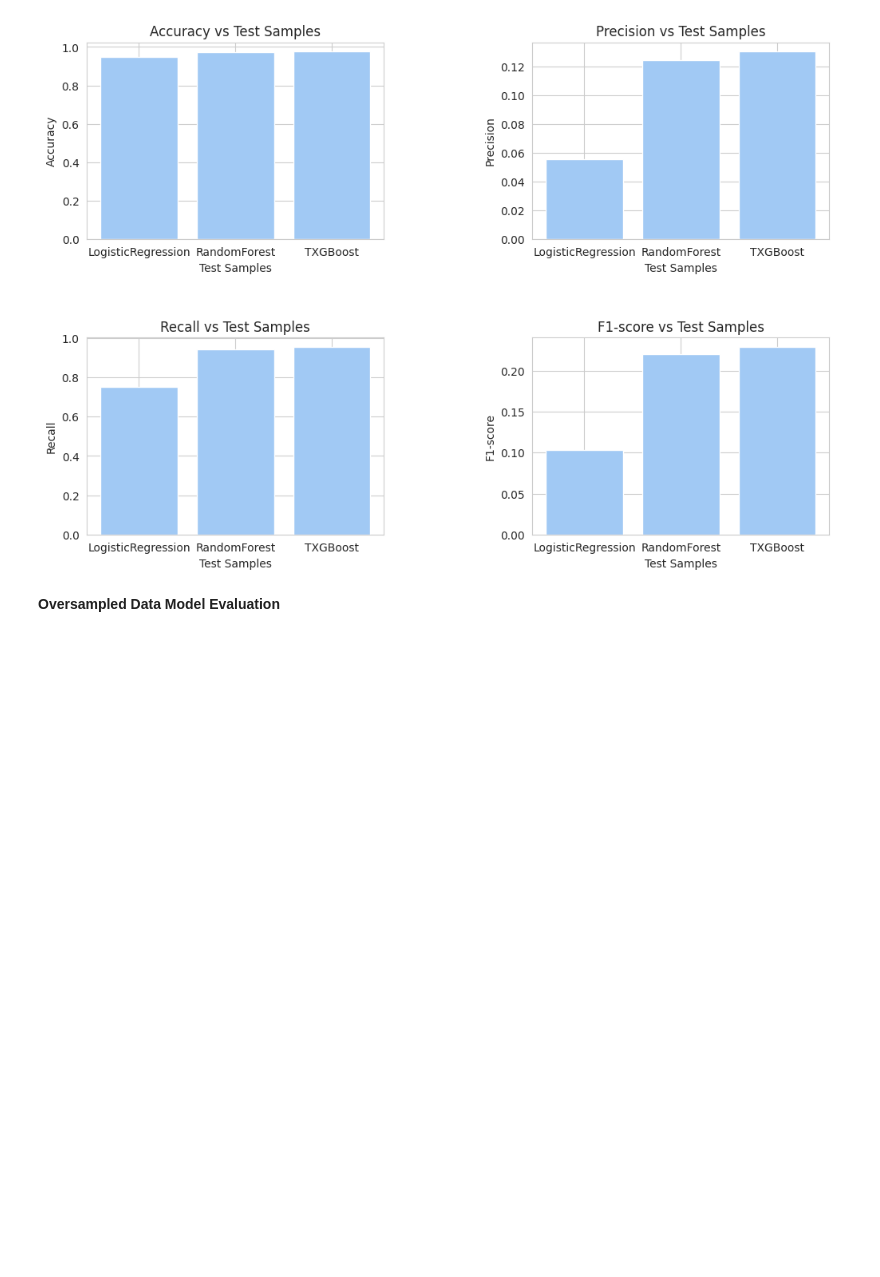
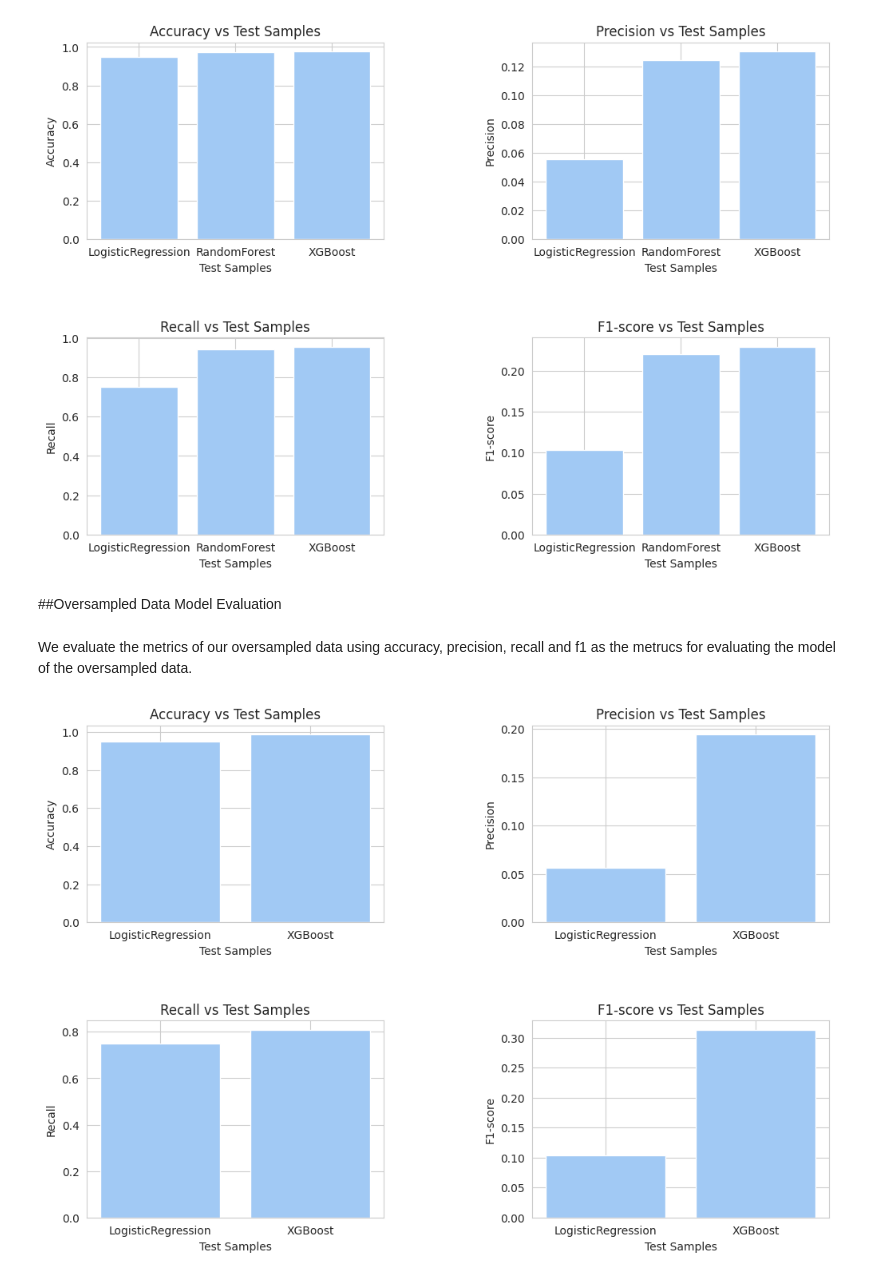
Before and after one commit to Shalvi-Saxena/Credit-Card-Fraud-Detection, a Jupyter notebook: SOEN_471_CreditCard_Fraud_Detection.ipynb, the cells around one changed output. Saved outputs shown, nothing was run; the diff lists cells and outputs as text; code cells hidden in the pictures; blank space fills up the shorter version.

```diff
--- a/SOEN_471_CreditCard_Fraud_Detection.ipynb
+++ b/SOEN_471_CreditCard_Fraud_Detection.ipynb
@@ -740,12 +606,8 @@ def get_model_metrics(y_test_list, y_pred_list, labels):
     }
     return metrics_dict
 # %%
-import matplotlib.pyplot as plt
-
 def plot_graphs(metrics_dict):
     # Define colors if not provided
-    if colors is None:
-        colors = plt.cm.get_cmap('tab10', len(model_names))
 
     # Plotting bar graphs for each metric
     fig, axs = plt.subplots(2, 2, figsize=(12, 8))
@@ -771,20 +638,22 @@ plot_graphs(metrics_dict)
 # %% [output]
 [figure]
 # %% [markdown]
-**Oversampled Data Model Evaluation**
+##Oversampled Data Model Evaluation
+# %% [markdown]
+We evaluate the metrics of our oversampled data using
+accuracy, precision, recall and f1 as the metrucs for evaluating the model of the oversampled data.
 # %%
 """
-In this part we will evaluate the metrics of our oversampled data using
-accuracy, precision, recall and f1 as the metrucs for evaluating the model
-of the oversampled data.
 Only the Logestic regression and the XGB boost model are evaluated, because
 the Random Forest model of the oversampled data takes a very long time to
 train
 """
 
 y_test_list = [logestic_regression_test, xgboost_test]
 y_pred_list = [logestic_regression_predection, xgboost_predection]
 labels = ['LogisticRegression', 'XGBoost']
 
 metrics_dict = get_model_metrics(y_test_list, y_pred_list, labels)
 plot_graphs(metrics_dict)
+# %% [output]
+[figure, added]
```
Also changed, not shown: parts of 34 cells of this notebook.
